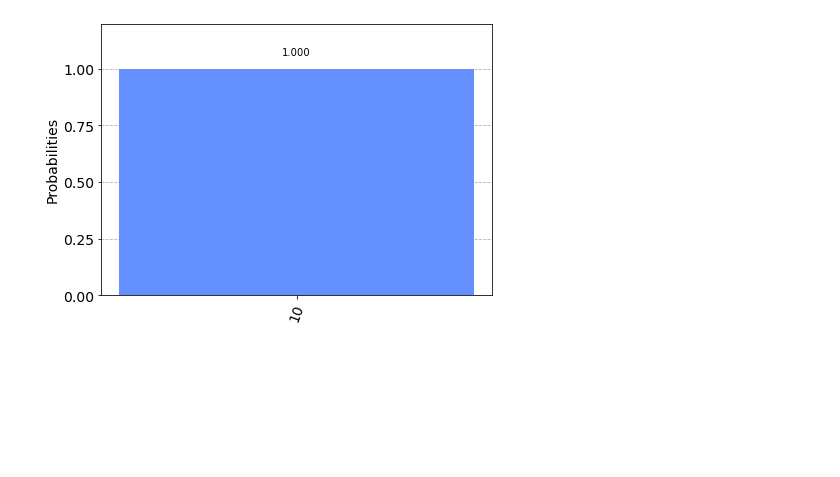
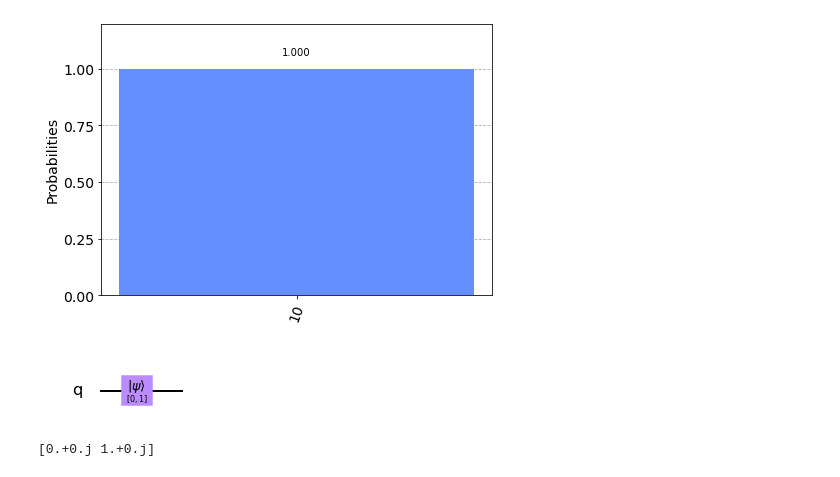
Before and after one commit to vabarbosa/vb_qiskit-quantumcomputing, a Jupyter notebook: qcircuit.ipynb, the cells around one changed output. Saved outputs shown, nothing was run; the diff lists cells and outputs as text; code cells hidden in the pictures; blank space fills up the shorter version.

```diff
--- a/qcircuit.ipynb
+++ b/qcircuit.ipynb
@@ -70,3 +71,15 @@ counts = execute(qc_ha, Aer.get_backend('qasm_simulator')).result().get_counts()
 plot_histogram(counts)
 # %% [output]
 [figure]
+# %%
+qc = QuantumCircuit(1)
+initial_state = [0,1]
+qc.initialize(initial_state, 0)
+qc.draw(output='mpl')
+# %% [output]
+[figure, added]
+# %%
+result = execute(qc,Aer.get_backend('statevector_simulator')).result().get_statevector()
+print(result)
+# %% [output]
+[0.+0.j 1.+0.j]
```
Also changed, not shown: parts of 4 cells of this notebook.
